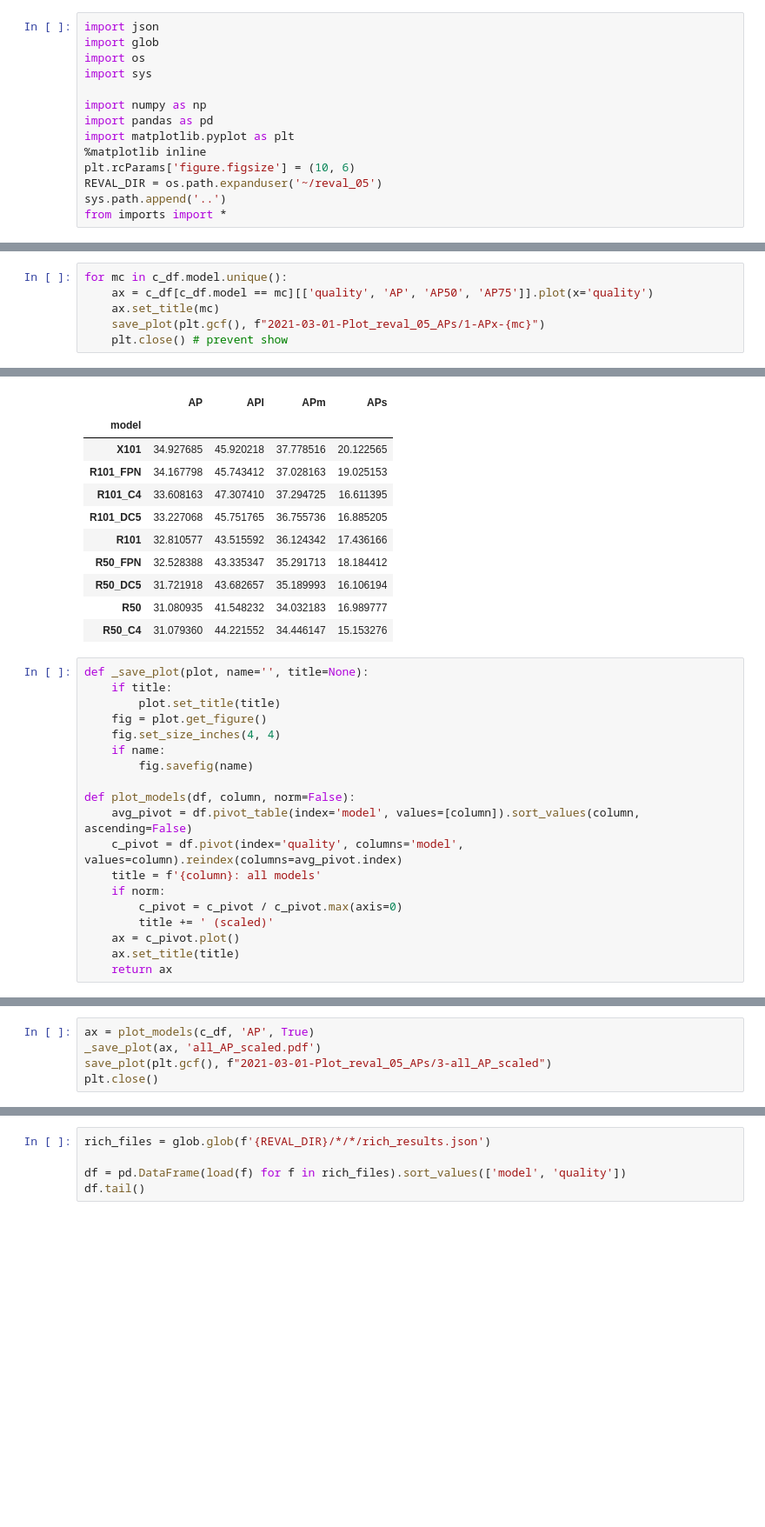
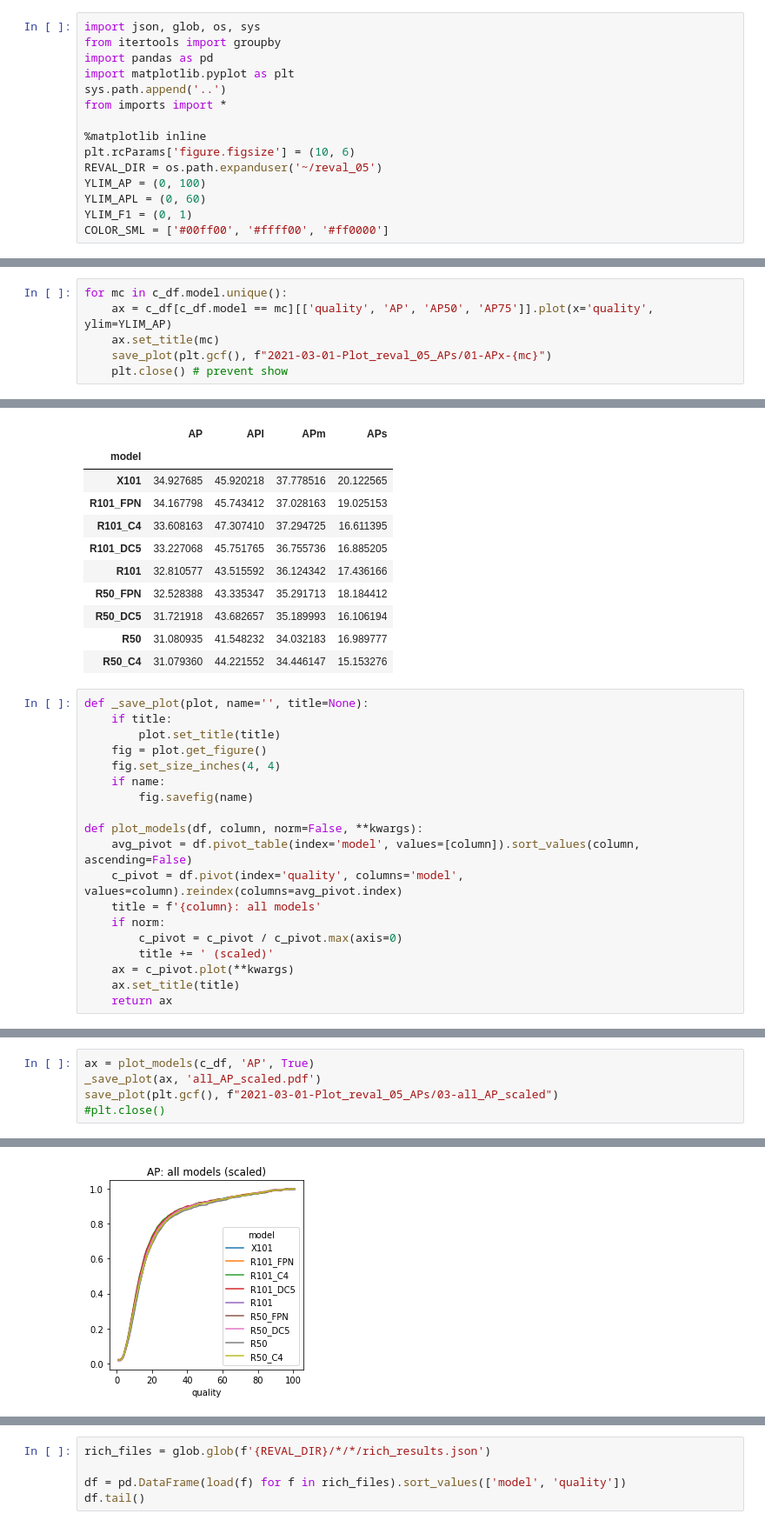
Before and after one commit to tgandor/urban_oculus, a Jupyter notebook: exploration_etc/2021-03-01-Plot_reval_05_APs.ipynb, the cells around one changed output, grey strips where cells are left out. Shown: that part at 87% size. Cells and saved outputs as stored; diff of their text form; blank space fills up the shorter version.

Commit message:
2021-03-01-Plot_reval_05_APs -- major refresh, all results saved.

```diff
--- a/exploration_etc/2021-03-01-Plot_reval_05_APs.ipynb
+++ b/exploration_etc/2021-03-01-Plot_reval_05_APs.ipynb
@@ -1,16 +1,17 @@
 # %%
-import json
-import glob
-import os
-import sys
-
-import numpy as np
+import json, glob, os, sys
+from itertools import groupby
 import pandas as pd
 import matplotlib.pyplot as plt
+sys.path.append('..')
+from imports import *
+
 %matplotlib inline
 plt.rcParams['figure.figsize'] = (10, 6)
 REVAL_DIR = os.path.expanduser('~/reval_05')
-sys.path.append('..')
-from imports import *
+YLIM_AP = (0, 100)
+YLIM_APL = (0, 60)
+YLIM_F1 = (0, 1)
+COLOR_SML = ['#00ff00', '#ffff00', '#ff0000']
 # %%
 files = glob.glob(f'{REVAL_DIR}/*/*/rich_results.json')
@@ -51,7 +49,7 @@ c_df.head()
 # %%
 for mc in c_df.model.unique():
-    ax = c_df[c_df.model == mc][['quality', 'AP', 'AP50', 'AP75']].plot(x='quality')
+    ax = c_df[c_df.model == mc][['quality', 'AP', 'AP50', 'AP75']].plot(x='quality', ylim=YLIM_AP)
     ax.set_title(mc)
-    save_plot(plt.gcf(), f"2021-03-01-Plot_reval_05_APs/1-APx-{mc}")
+    save_plot(plt.gcf(), f"2021-03-01-Plot_reval_05_APs/01-APx-{mc}")
     plt.close() # prevent show
 # %% [output]
@@ -88,14 +86,14 @@ def _save_plot(plot, name='', title=None):
     if name:
         fig.savefig(name)
 
-def plot_models(df, column, norm=False):
+def plot_models(df, column, norm=False, **kwargs):
     avg_pivot = df.pivot_table(index='model', values=[column]).sort_values(column, ascending=False)
     c_pivot = df.pivot(index='quality', columns='model', values=column).reindex(columns=avg_pivot.index)
     title = f'{column}: all models'
     if norm:
         c_pivot = c_pivot / c_pivot.max(axis=0)
         title += ' (scaled)'
-    ax = c_pivot.plot()
+    ax = c_pivot.plot(**kwargs)
     ax.set_title(title)
     return ax
 # %%
@@ -108,6 +106,6 @@ Figure saved to 2021-03-01-Plot_reval_05_APs/2-all_AP_raw.png and 2021-03-01-Plo
 # %%
 ax = plot_models(c_df, 'AP', True)
 _save_plot(ax, 'all_AP_scaled.pdf')
-save_plot(plt.gcf(), f"2021-03-01-Plot_reval_05_APs/3-all_AP_scaled")
-plt.close()
+save_plot(plt.gcf(), f"2021-03-01-Plot_reval_05_APs/03-all_AP_scaled")
+#plt.close()
 # %% [output]
@@ -115,2 +113,3 @@ Figure saved to 2021-03-01-Plot_reval_05_APs/3-all_AP_scaled.png and 2021-03-01-
+[figure, added]
 # %%
 for mc in c_df.model.unique():
```
Also changed, not shown: parts of 23 cells of this notebook, 44 other files.
